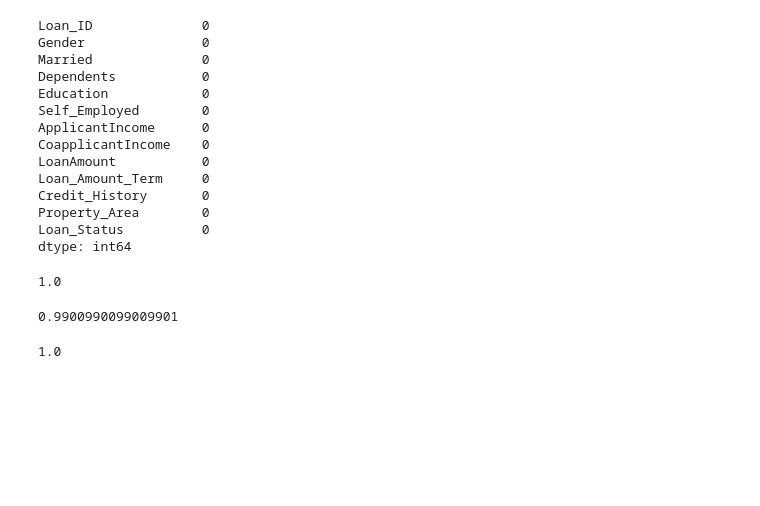
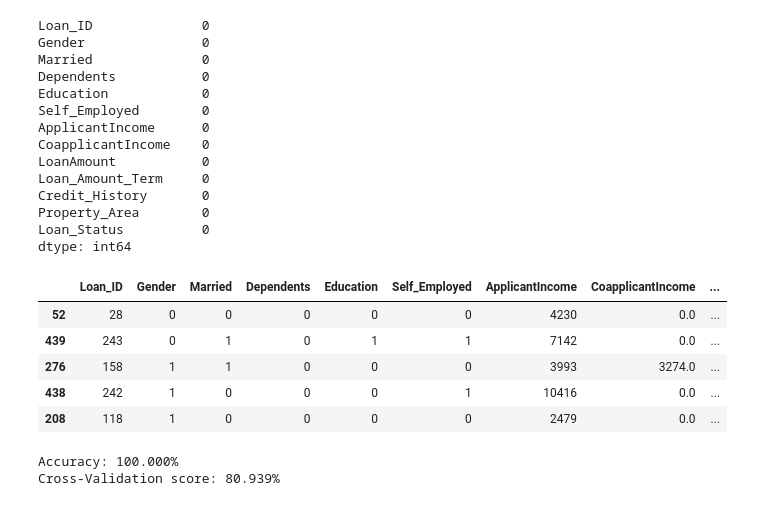
Before and after one commit to maguraaron/adatkezelo, a Jupyter notebook: beadando_nagy.ipynb, the cells around one changed output. Cells and saved outputs as stored; diff of their text form; code cells hidden in the pictures; blank space fills up the shorter version.

```diff
--- a/beadando_nagy.ipynb
+++ b/beadando_nagy.ipynb
@@ -213,18 +203,9 @@ def target_predict(model):
-# %%
-model1 = RandomForestClassifier()
-acc1 = target_predict(model1)
-acc1
-# %% [output]
-1.0
-# %%
-model2 = LogisticRegression(solver='liblinear')
-acc2 = target_predict(model2)
-acc2
-# %% [output]
-0.9900990099009901
-# %%
-model3 = DecisionTreeClassifier()
-acc3 = target_predict(model3)
-acc3
-# %% [output]
-1.0
+# %%
+train.head()
+# %% [output]
+|  | Loan_ID | Gender | Married | Dependents | Education | Self_Employed | ApplicantIncome | CoapplicantIncome | ... |
+| 52 | 28 | 0 | 0 | 0 | 0 | 0 | 4230 | 0.0 | ... |
+| 439 | 243 | 0 | 1 | 0 | 1 | 1 | 7142 | 0.0 | ... |
+| 276 | 158 | 1 | 1 | 0 | 0 | 0 | 3993 | 3274.0 | ... |
+| 438 | 242 | 1 | 0 | 0 | 0 | 1 | 10416 | 0.0 | ... |
+| 208 | 118 | 1 | 0 | 0 | 0 | 0 | 2479 | 0.0 | ... |
@@ -230,0 +233,9 @@ acc3
+# %%
+model = RandomForestClassifier()
+outcome_var = 'Loan_Status'
+predictor_var = ['Gender', 'Married', 'Dependents', 'Education', 'Self_Employed', 'ApplicantIncome',
+'CoapplicantIncome', 'LoanAmount', 'Loan_Amount_Term', 'Credit_History', 'Property_Area']
+classification_model(model, train, predictor_var, outcome_var)
+# %% [output]
+Accuracy: 100.000%
+Cross-Validation score: 80.939%
```
Also changed, not shown: parts of 9 cells of this notebook.
